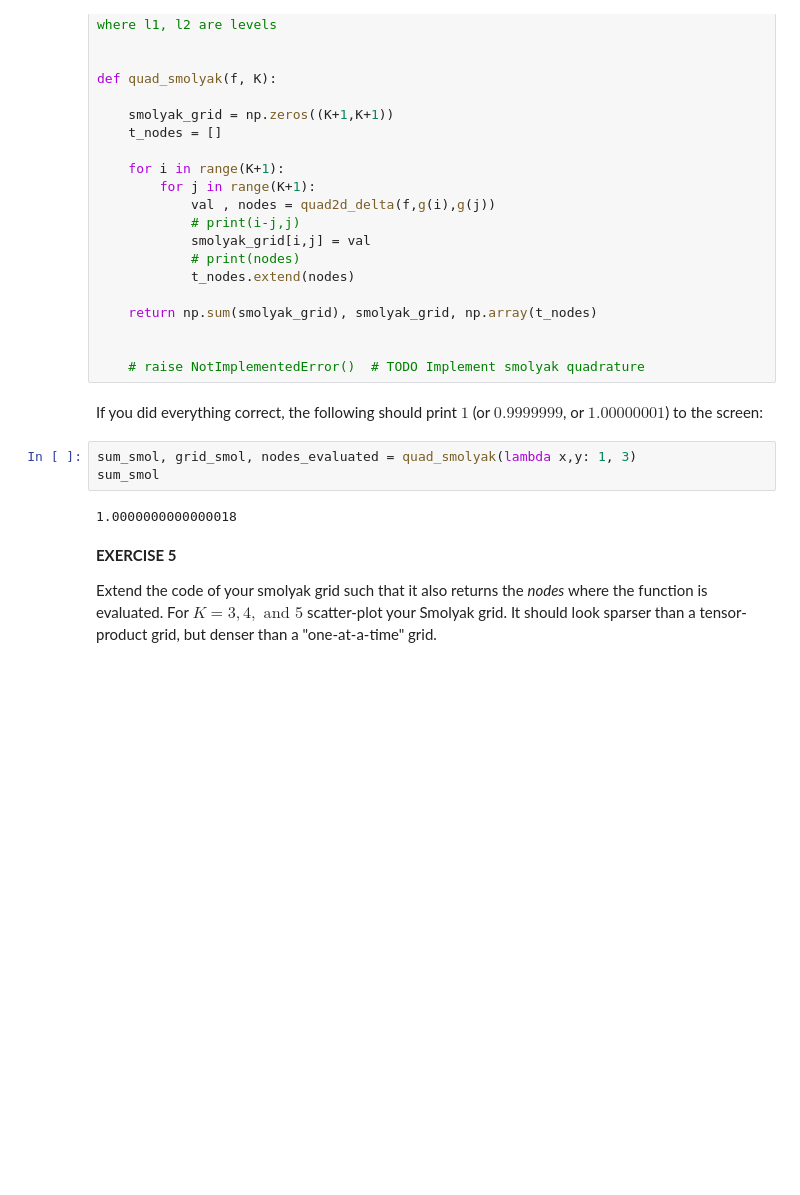
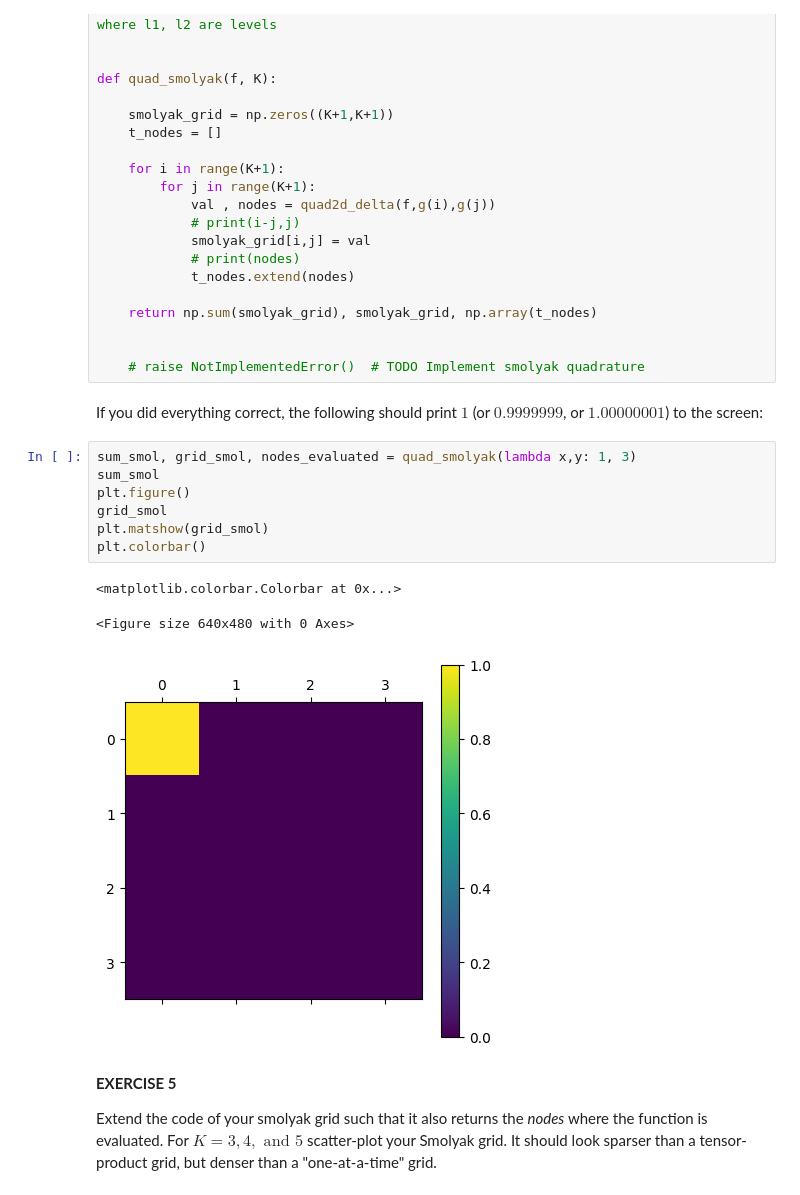
Before and after one commit to msahirs/CFD_IV, a Jupyter notebook: Tutorial1.ipynb, the cells around one changed output. Drawn from its saved outputs; the diff is of its cells as text; blank space fills up the shorter version.

```diff
--- a/Tutorial1.ipynb
+++ b/Tutorial1.ipynb
@@ -439,8 +457,14 @@ If you did everything correct, the following should print $1$ (or $0.9999999$, o
 # %%
 sum_smol, grid_smol, nodes_evaluated = quad_smolyak(lambda x,y: 1, 3)
 sum_smol
+plt.figure()
+grid_smol
+plt.matshow(grid_smol)
+plt.colorbar()
 # %% [output]
-1.0000000000000018
+<matplotlib.colorbar.Colorbar at 0x...>
+<Figure size 640x480 with 0 Axes>
+[figure, added]
 # %% [markdown]
 **EXERCISE 5**
 
```
Also changed, not shown: parts of 9 cells of this notebook, 1 other file.
